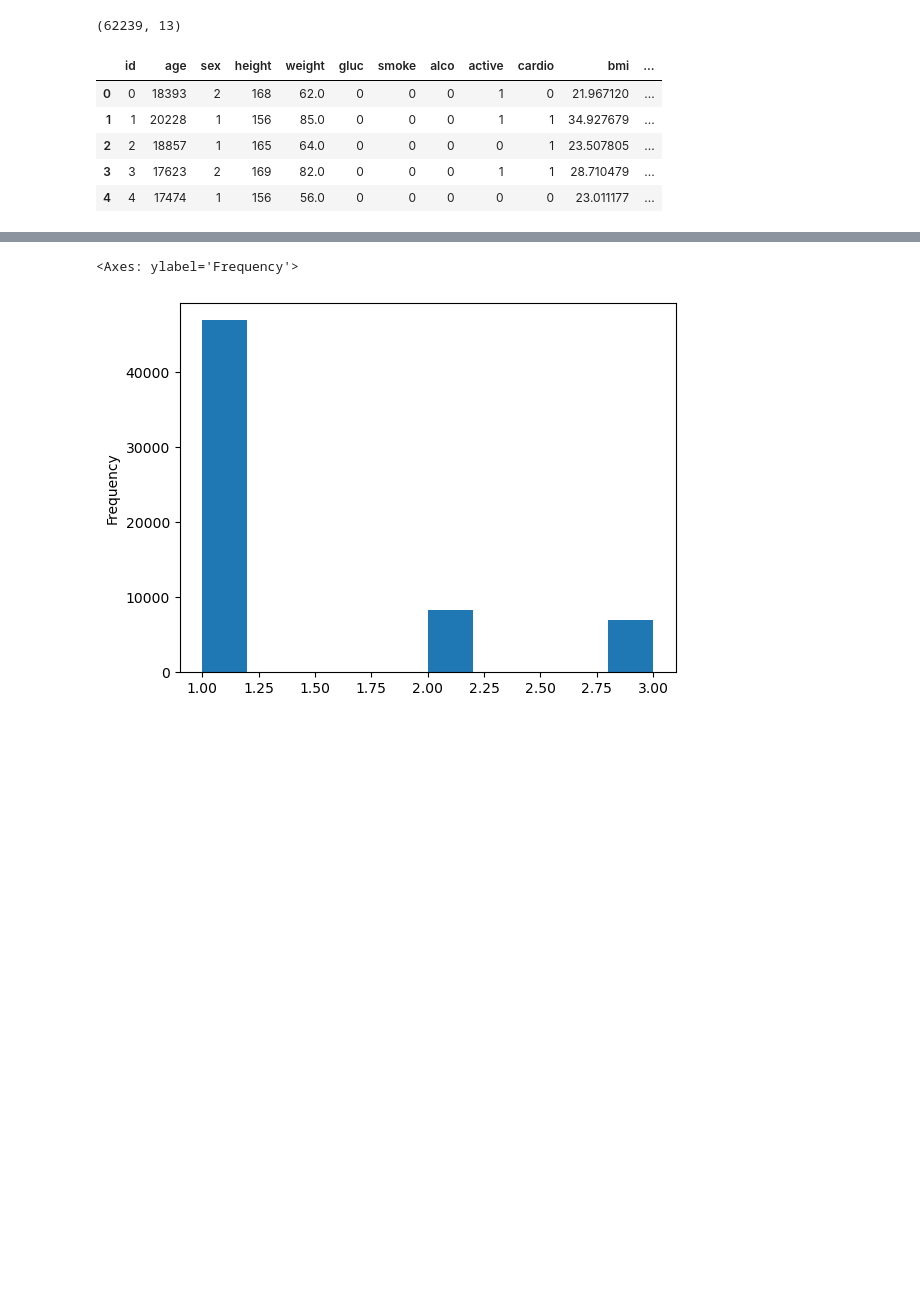
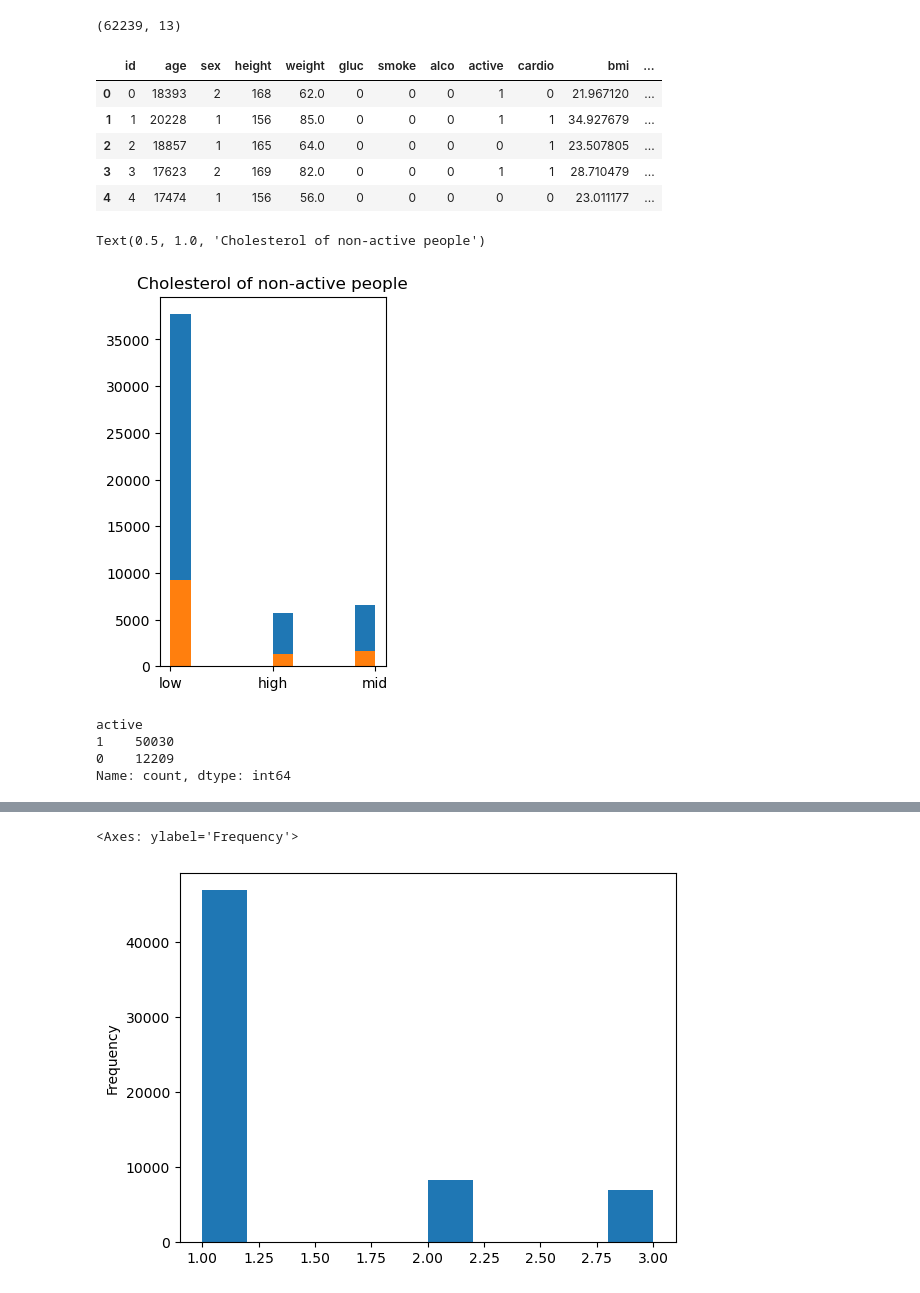
Before and after one commit to deveshpatwa/Pyhton-projects, a Jupyter notebook: Medical examination analysis/medical examination analysis.ipynb, the cells around one changed output, grey strips where cells are left out. Drawn from its saved outputs; the diff is of its cells as text; code cells hidden in the pictures; blank space fills up the shorter version.

```diff
--- a/Medical examination analysis/medical examination analysis.ipynb
+++ b/Medical examination analysis/medical examination analysis.ipynb
@@ -309,3 +309,21 @@ m.head()
 | 4 | 4 | 17474 | 1 | 156 | 56.0 | 0 | 0 | 0 | 0 | 0 | 23.011177 | ... |
 # %%
 df = m.copy()
+# %%
+plt.subplot(1,2,1)
+plt.hist(x=df.loc[df['active']==1]['new_cholesterol'])
+plt.title('Cholesterol of active people')
+
+#plt.subplot(1,2,2)
+plt.hist(x=df.loc[df['active']==0]['new_cholesterol'])
+plt.title('Cholesterol of non-active people')
+# %% [output]
+Text(0.5, 1.0, 'Cholesterol of non-active people')
+[figure, added]
+# %%
+df.active.value_counts()
+# %% [output]
+active
+1    50030
+0    12209
+Name: count, dtype: int64
```
Also changed, not shown: parts of 12 cells of this notebook, 2 other files.
